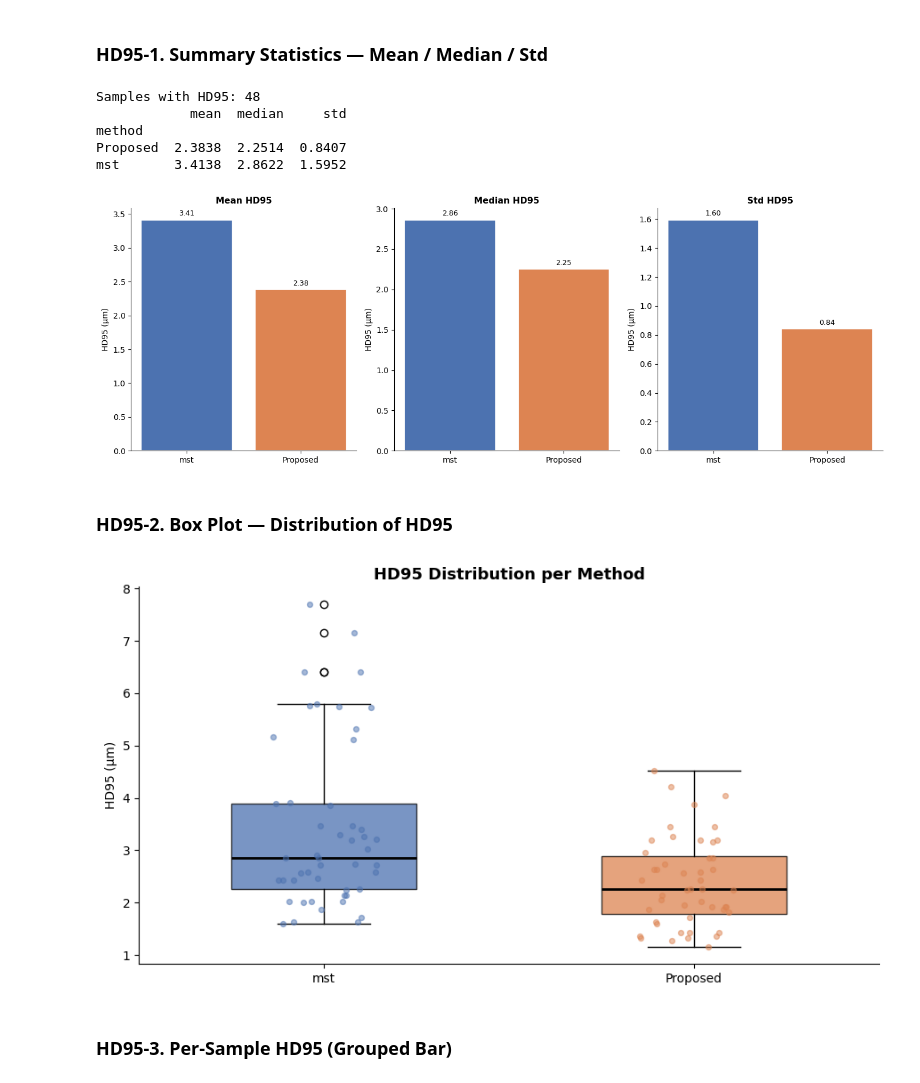
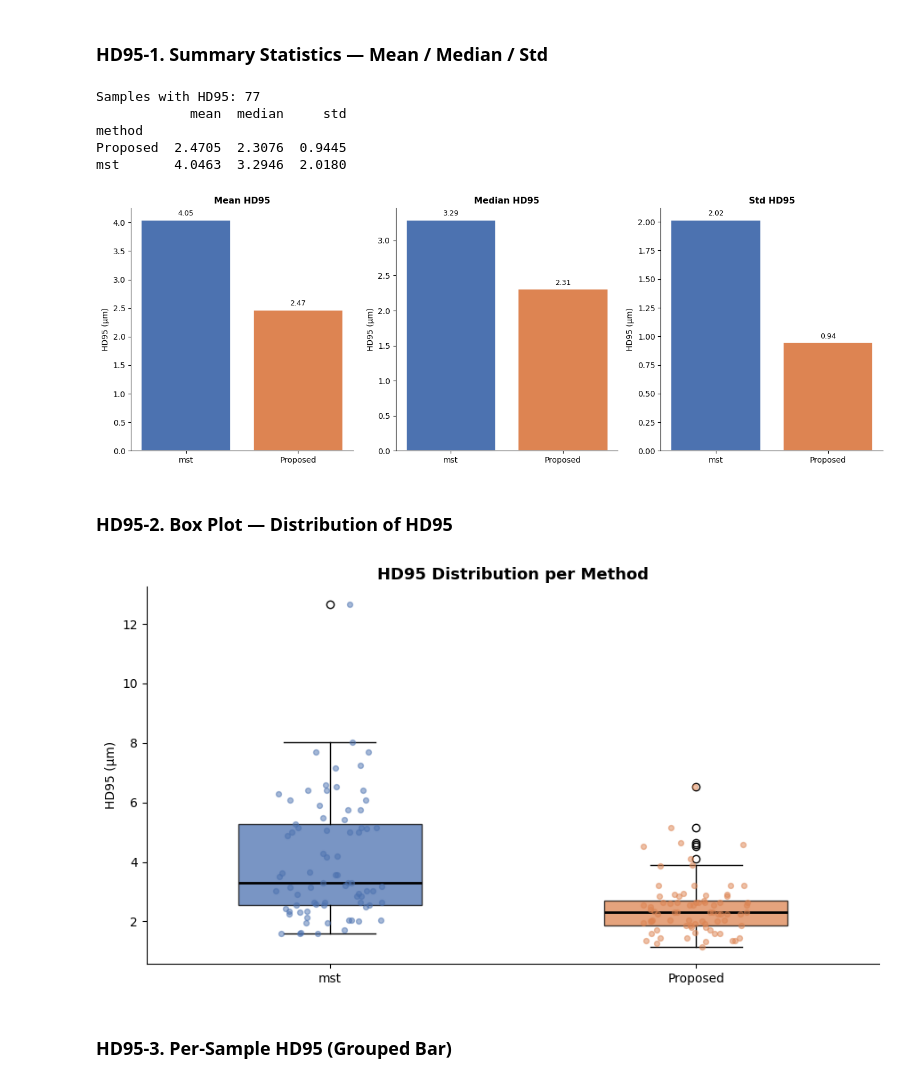
Before and after one commit to Ponywen0819/ienf_q, a Jupyter notebook: notebooks/compare_methods.ipynb, the cells around one changed output. Saved outputs shown, nothing was run; the diff lists cells and outputs as text; code cells hidden in the pictures.

```diff
--- a/notebooks/compare_methods.ipynb
+++ b/notebooks/compare_methods.ipynb
@@ -18,8 +18,9 @@ from pathlib import Path
 
 # ── Load data ──────────────────────────────────────────────────────────────
 METHODS = {
-    "mst":    "output/evaluation/mst_0331/results.json",
-    "Proposed":      "output/evaluation/annotation_grow_0331/results.json",
+    # "skeleton":    "output/ref/skeleton/results.json",
+    "mst":    "output/ref/mst/results.json",
+    "Proposed":      "output/ref/annotation_grow/results.json",
     # "Hierarchical": "output/evaluation/hierarchical_0331/results.json",
     # "XGB MST":     "output/xgb_mst_eval/results.json",
     # "UNet":        "output/unet_eval/results.json",
@@ -28,7 +29,7 @@ METHODS = {
 ROOT = Path("/home/pony/projects/ienf_q")   # notebook is in notebooks/, data is one level up
 
 # Pixel-to-micrometer conversion ratio per sample (μm per pixel)
-with open(ROOT / "data_0331/px_um.json") as f:
+with open(ROOT / "data_0510/px_um.json") as f:
     PX_UM = json.load(f)
 
 data = {}
@@ -70,23 +71,22 @@ missing_ratio = df[df["px_um"].isna()]["sample"].unique()
 if len(missing_ratio) > 0:
     print(f"Warning: missing px_um ratio for samples: {list(missing_ratio)}")
 
-for col in ["hd95", "hd95_pred_to_gt", "hd95_gt_to_pred",
-            "hausdorff", "hd_pred_to_gt", "hd_gt_to_pred"]:
-    df[f"{col}_um"] = df[col] * df["px_um"]
+# for col in ["hd95", "hd95_pred_to_gt", "hd95_gt_to_pred",
+#             "hausdorff", "hd_pred_to_gt", "hd_gt_to_pred"]:
+#     df[f"{col}_um"] = df[col] * df["px_um"]
 
 samples = sorted(df["sample"].unique())
 methods = list(METHODS.keys())
 
 # Color palette
 COLORS = {
+    "skeleton":        "#55A868",
     "mst":    "#4C72B0",
     "Proposed":      "#DD8452",
-    "UNet":        "#55A868",
-    "Hierarchical":"#C44E52",
 }
 
 print(f"Loaded {len(samples)} samples × {len(methods)} methods")
-summary_cols = ["hausdorff", "hd95", "hd95_um", "cldice"]
+summary_cols = ["hausdorff", "hd95", "cldice"]
 for col in summary_cols:
     available = df[col].notna().any()
     print(f"\n{col} (available: {available})")
@@ -374,13 +376,13 @@ It is more robust than max Hausdorff: the worst 5% of outlier points are exclude
 # %% [markdown]
 ### HD95-1. Summary Statistics — Mean / Median / Std
 # %%
-df_hd95 = df[df["hd95_um"].notna()].copy()
-hd95_methods = [m for m in methods if df_hd95[df_hd95["method"] == m]["hd95_um"].notna().any()]
+df_hd95 = df[df["hd95"].notna()].copy()
+hd95_methods = [m for m in methods if df_hd95[df_hd95["method"] == m]["hd95"].notna().any()]
 
 if df_hd95.empty:
     print("No HD95 data available — re-run evaluation with updated evaluate_dataset.py.")
 else:
-    hd95_summary = df_hd95.groupby("method")["hd95_um"].agg(["mean", "median", "std"]).round(4)
+    hd95_summary = df_hd95.groupby("method")["hd95"].agg(["mean", "median", "std"]).round(4)
     print(f"Samples with HD95: {df_hd95['sample'].nunique()}")
     print(hd95_summary)
 
@@ -402,42 +404,42 @@ else:
     plt.tight_layout()
     plt.show()
 # %% [output]
-Samples with HD95: 48
+Samples with HD95: 77
             mean  median     std
 method
-Proposed  2.3838  2.2514  0.8407
-mst       3.4138  2.8622  1.5952
+Proposed  2.4705  2.3076  0.9445
+mst       4.0463  3.2946  2.0180
-[figure, old version]
+[figure, new version]
 # %% [markdown]
 ### HD95-2. Box Plot — Distribution of HD95
 # %%
 if not df_hd95.empty:
     fig, ax = plt.subplots(figsize=(9, 5))
 
-    plot_data = [df_hd95[df_hd95["method"] == m]["hd95_um"].dropna().values for m in hd95_methods]
+    plot_data = [df_hd95[df_hd95["method"] == m]["hd95"].dropna().values for m in hd95_methods]
     bp = ax.boxplot(plot_data, patch_artist=True, notch=False, widths=0.5,
                     medianprops=dict(color="black", linewidth=2))
 
     for patch, method in zip(bp["boxes"], hd95_methods):
         patch.set_facecolor(COLORS[method])
         patch.set_alpha(0.75)
 
     rng = np.random.default_rng(42)
     for i, (vals, method) in enumerate(zip(plot_data, hd95_methods), start=1):
         jitter = rng.uniform(-0.15, 0.15, size=len(vals))
         ax.scatter(np.full(len(vals), i) + jitter, vals,
                    color=COLORS[method], alpha=0.5, s=18, zorder=3)
 
     ax.set_xticks(range(1, len(hd95_methods) + 1))
     ax.set_xticklabels(hd95_methods, fontsize=10)
     ax.set_ylabel("HD95 (μm)")
     ax.set_title("HD95 Distribution per Method", fontsize=13, fontweight="bold")
     ax.spines["top"].set_visible(False)
     ax.spines["right"].set_visible(False)
     plt.tight_layout()
     plt.show()
 # %% [output]
-[figure, old version]
+[figure, new version]
 # %% [markdown]
 ### HD95-3. Per-Sample HD95 (Grouped Bar)
 # %%
```
Also changed, not shown: parts of 22 cells of this notebook, 13 other files.
